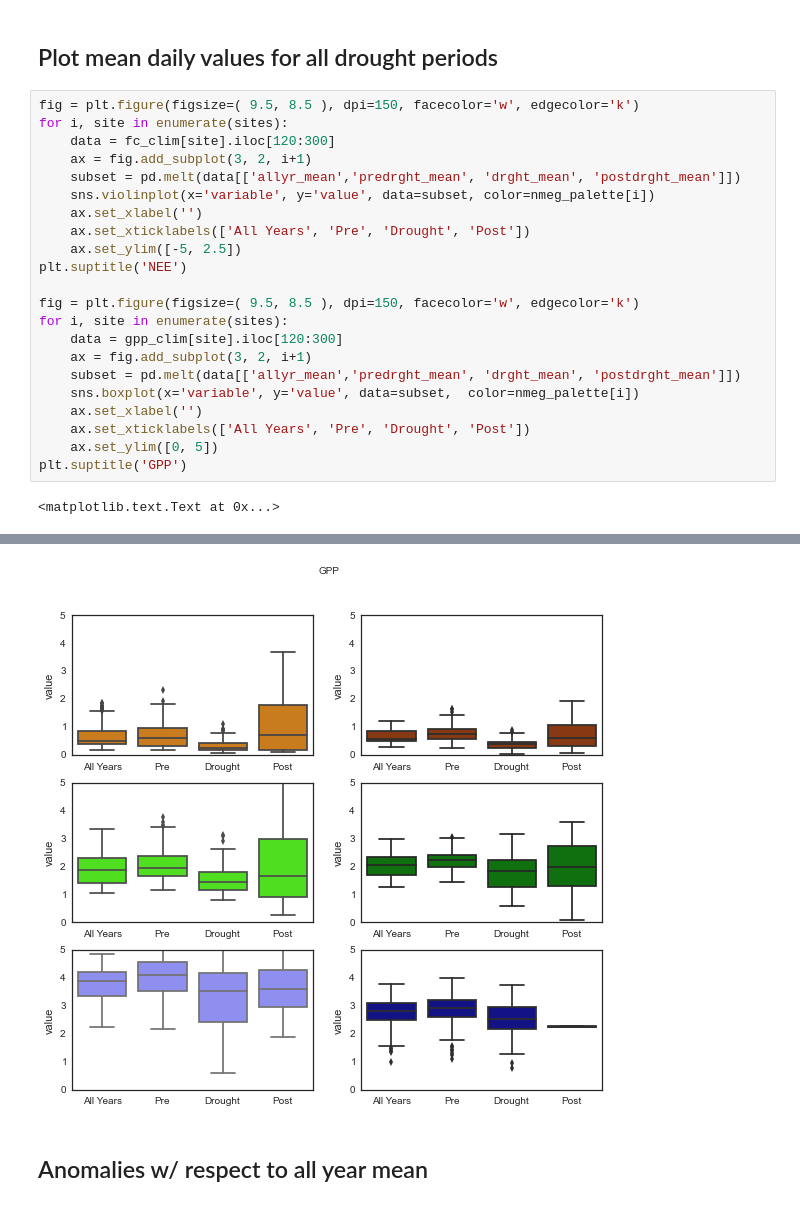
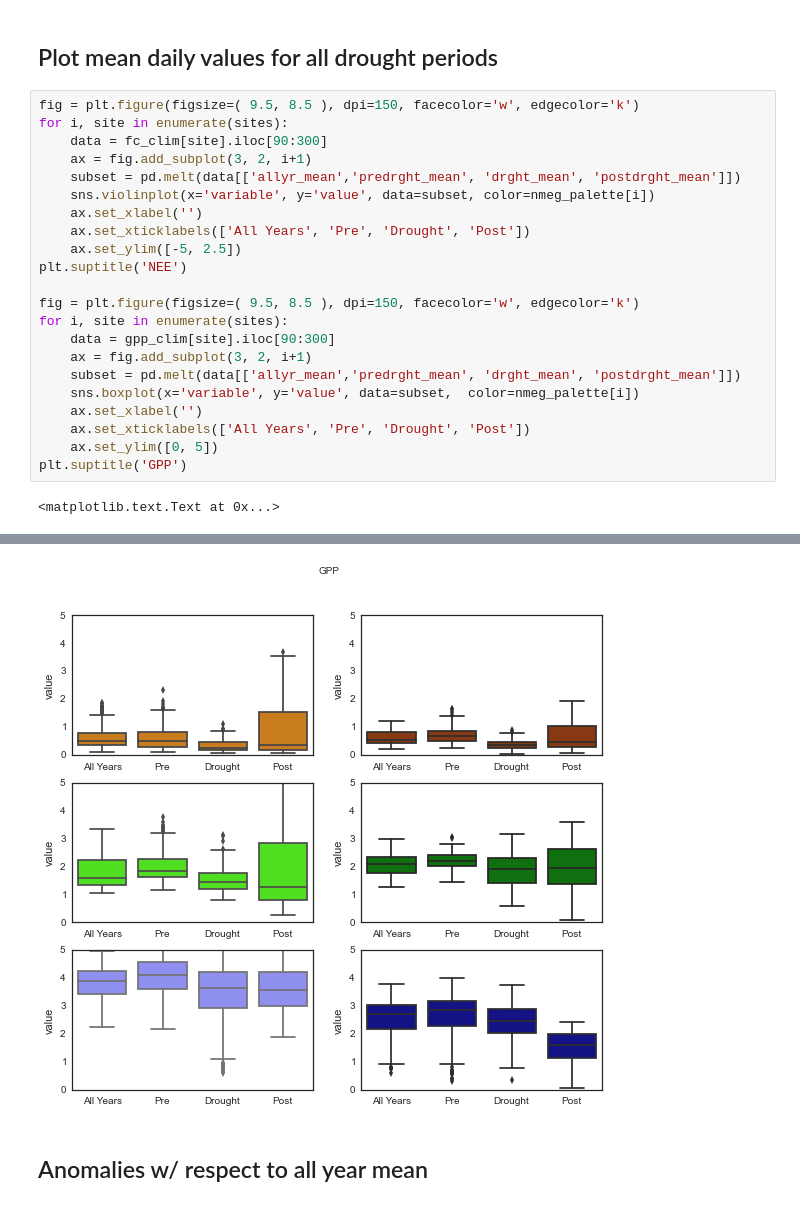
Before and after one commit to gremau/NMEG_miscellany, a Jupyter notebook: multiyear_means_and_anomaly.ipynb, the cells around one changed output, grey strips where cells are left out. Drawn from its saved outputs; the diff is of its cells as text.

Commit message:
New plots, slight change to ecoclimate file outputs

```diff
--- a/multiyear_means_and_anomaly.ipynb
+++ b/multiyear_means_and_anomaly.ipynb
@@ -328,7 +328,7 @@ fig6.savefig( fig_path + 'NMEG_mean_RECOGPP.tiff', dpi=200)
 # %%
 fig = plt.figure(figsize=( 9.5, 8.5 ), dpi=150, facecolor='w', edgecolor='k')
 for i, site in enumerate(sites):
-    data = fc_clim[site].iloc[120:300]
+    data = fc_clim[site].iloc[90:300]
     ax = fig.add_subplot(3, 2, i+1)
     subset = pd.melt(data[['allyr_mean','predrght_mean', 'drght_mean', 'postdrght_mean']])
     sns.violinplot(x='variable', y='value', data=subset, color=nmeg_palette[i])
@@ -339,7 +339,7 @@ plt.suptitle('NEE')
 
 fig = plt.figure(figsize=( 9.5, 8.5 ), dpi=150, facecolor='w', edgecolor='k')
 for i, site in enumerate(sites):
-    data = gpp_clim[site].iloc[120:300]
+    data = gpp_clim[site].iloc[90:300]
     ax = fig.add_subplot(3, 2, i+1)
     subset = pd.melt(data[['allyr_mean','predrght_mean', 'drght_mean', 'postdrght_mean']])
     sns.boxplot(x='variable', y='value', data=subset,  color=nmeg_palette[i])
@@ -353,4 +353,4 @@ plt.suptitle('GPP')
-[figure, old version]
+[figure, new version]
 # %% [markdown]
 ## Anomalies w/ respect to all year mean
 # %%
```
Also changed, not shown: parts of 4 cells of this notebook, 1 other file.
